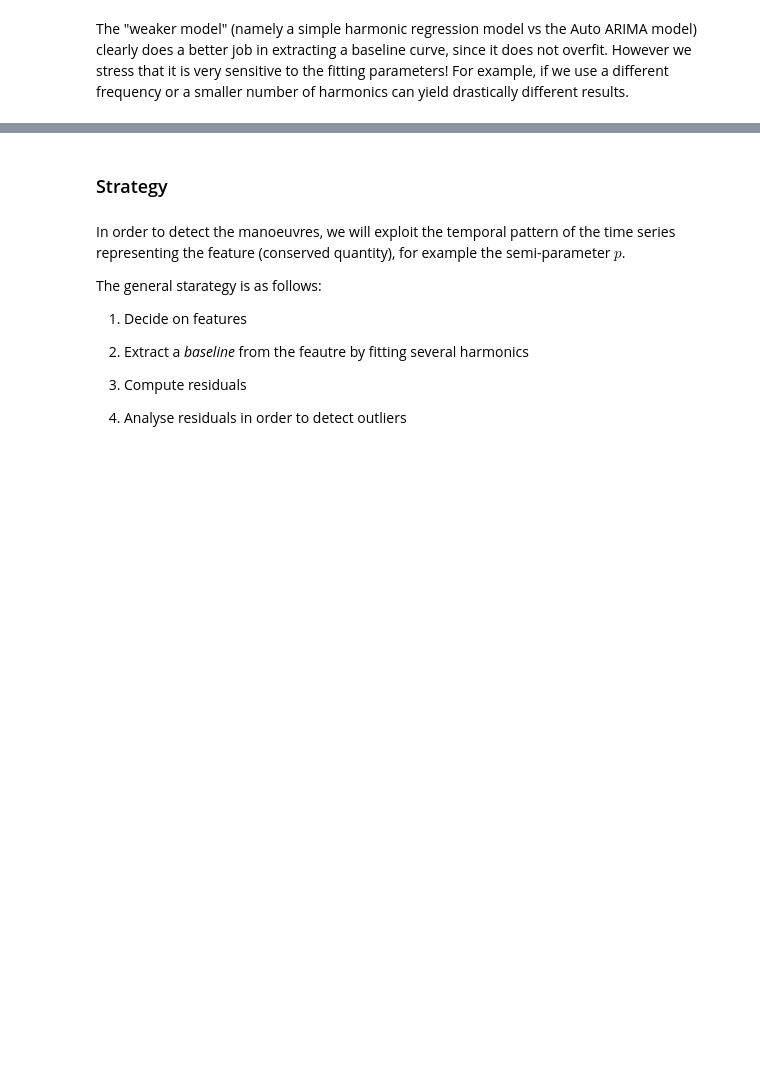
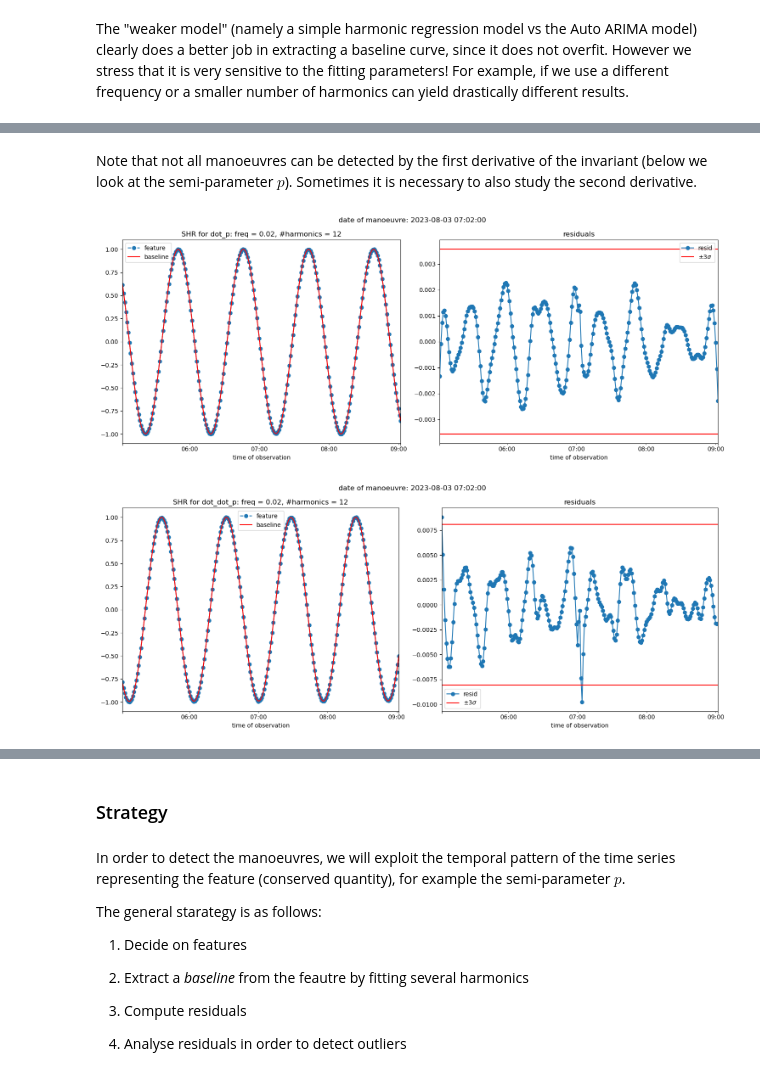
Before and after one commit to dHuberYoumans/DORIS, a Jupyter notebook: notebooks/finding_DORIS.ipynb, the cells around one changed output, grey strips where cells are left out. Drawn from its saved outputs; the diff is of its cells as text; code cells hidden in the pictures; blank space fills up the shorter version.

```diff
--- a/notebooks/finding_DORIS.ipynb
+++ b/notebooks/finding_DORIS.ipynb
@@ -541,0 +590,17 @@ plt.show()
+# %% [markdown]
+Note that not all manoeuvres can be detected by the first derivative of the invariant (below we look at the semi-parameter $p$).
+Sometimes it is necessary to also study the second derivative.
+# %%
+# CHANGE OF DATE OF MANOEUVRE
+
+# DATE OF MANOEUVRE
+man_date = str(mans6a2024.reset_index()['start'].iloc[21])
+
+feature1, baseline1, residuals1 = harmonic_reg(feature=dot_p,man_date=man_date)
+feature2, baseline2, residuals2 = harmonic_reg(feature=ddot_p,man_date=man_date)
+
+plot_harm_reg(feature=feature1,baseline=baseline1,residuals=residuals1,man_date=man_date,plot_resid=True)
+plot_harm_reg(feature=feature2,baseline=baseline2,residuals=residuals2,man_date=man_date,plot_resid=True)
+# %% [output]
+[figure, added]
+[figure, added]
```
Also changed, not shown: parts of 13 cells of this notebook.
